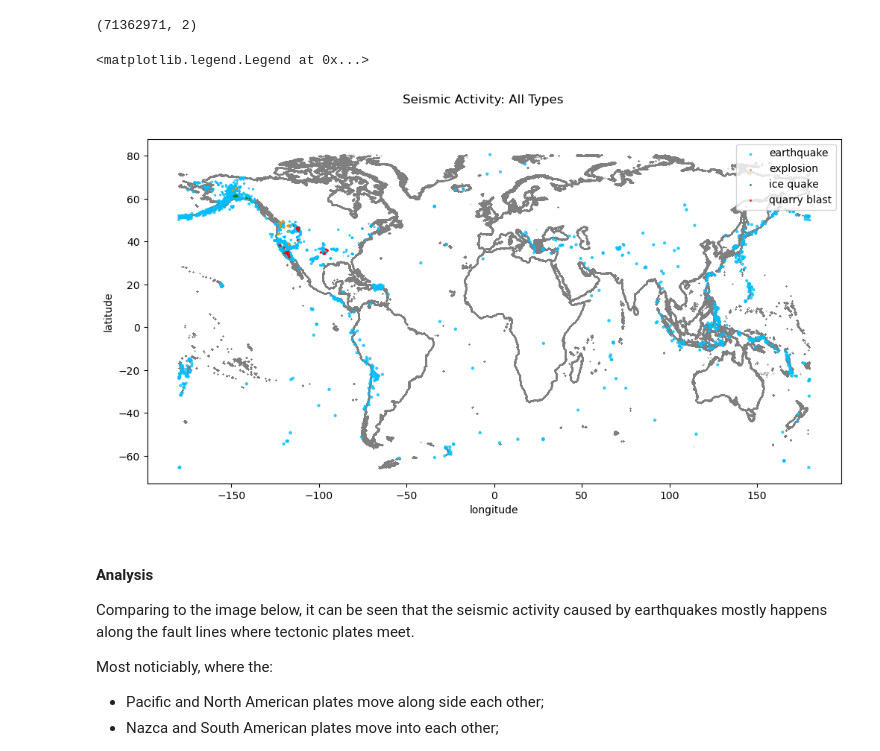
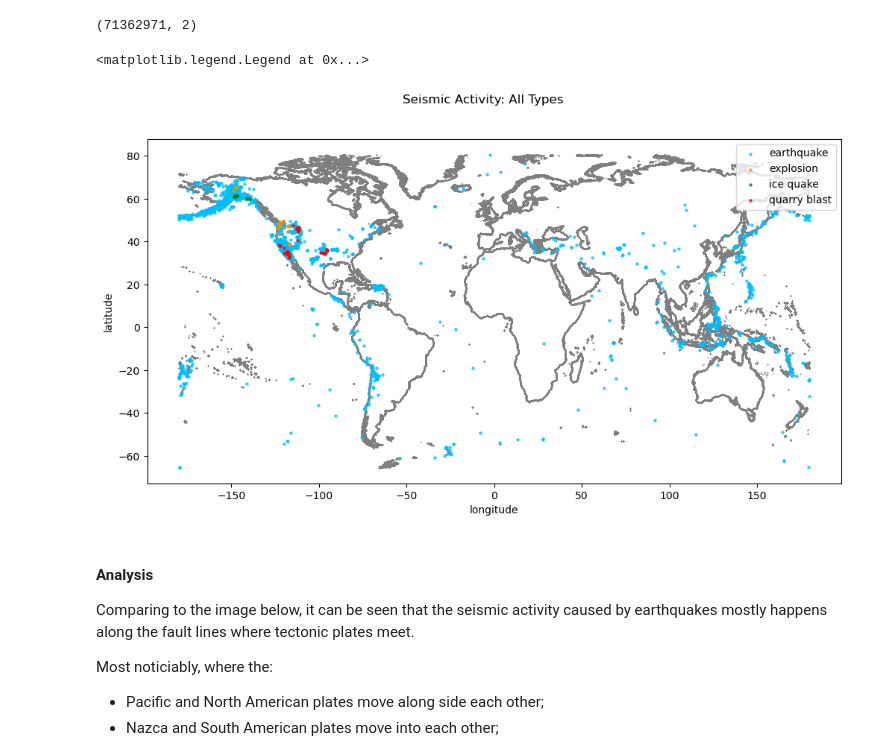
Before and after one commit to ADPriceless/TheDeveloperAcademy_Assignments5and6, a Jupyter notebook: assignment5.ipynb, the cells around one changed output. Drawn from its saved outputs; the diff is of its cells as text; code cells hidden in the pictures.

```diff
--- a/assignment5.ipynb
+++ b/assignment5.ipynb
@@ -248,36 +248,35 @@ CSS_COLORS = (
     mcolors.CSS4_COLORS['green'],
     mcolors.CSS4_COLORS['red']
 )
 TABLEAU_COLORS = ('tab:blue', 'tab:orange', 'tab:green', 'tab:red',)
 plot_colors = CSS_COLORS
 seismic_types = sorted(earthquake['type'].unique().tolist())
 
 # plot coastlines
 fig = plt.figure(figsize=(12, 6))
 plt.scatter(points[:, 0], points[:, 1], s=0.01, c='tab:gray', alpha=0.1)
 
 # plot seismic events
 handles = []
 for seismic_type, color in zip(seismic_types, plot_colors):
     handles.append(
         plt.scatter(
             earthquake['longitude'].where(earthquake['type'] == seismic_type).dropna(),
             earthquake['latitude'].where(earthquake['type'] == seismic_type).dropna(),
-            # TODO: magnitude may need to be scaled to improve visualization
-            s=earthquake['mag'].where(earthquake['type'] == seismic_type).dropna(),
+            s=5.0,
             c=color,
             alpha=0.7,
             label=seismic_type
         )
     )
 
 fig.suptitle('Seismic Activity: All Types')
 plt.xlabel('longitude')
 plt.ylabel('latitude')
 plt.legend(handles=handles, loc='upper right')
 # %% [output]
 <matplotlib.legend.Legend at 0x...>
-[figure, old version]
+[figure, new version]
 # %% [markdown]
 #### Analysis
 Comparing to the image below, it can be seen that the seismic activity caused by earthquakes mostly happens along the fault lines where tectonic plates meet.
```
Also changed, not shown: parts of 17 cells of this notebook.
